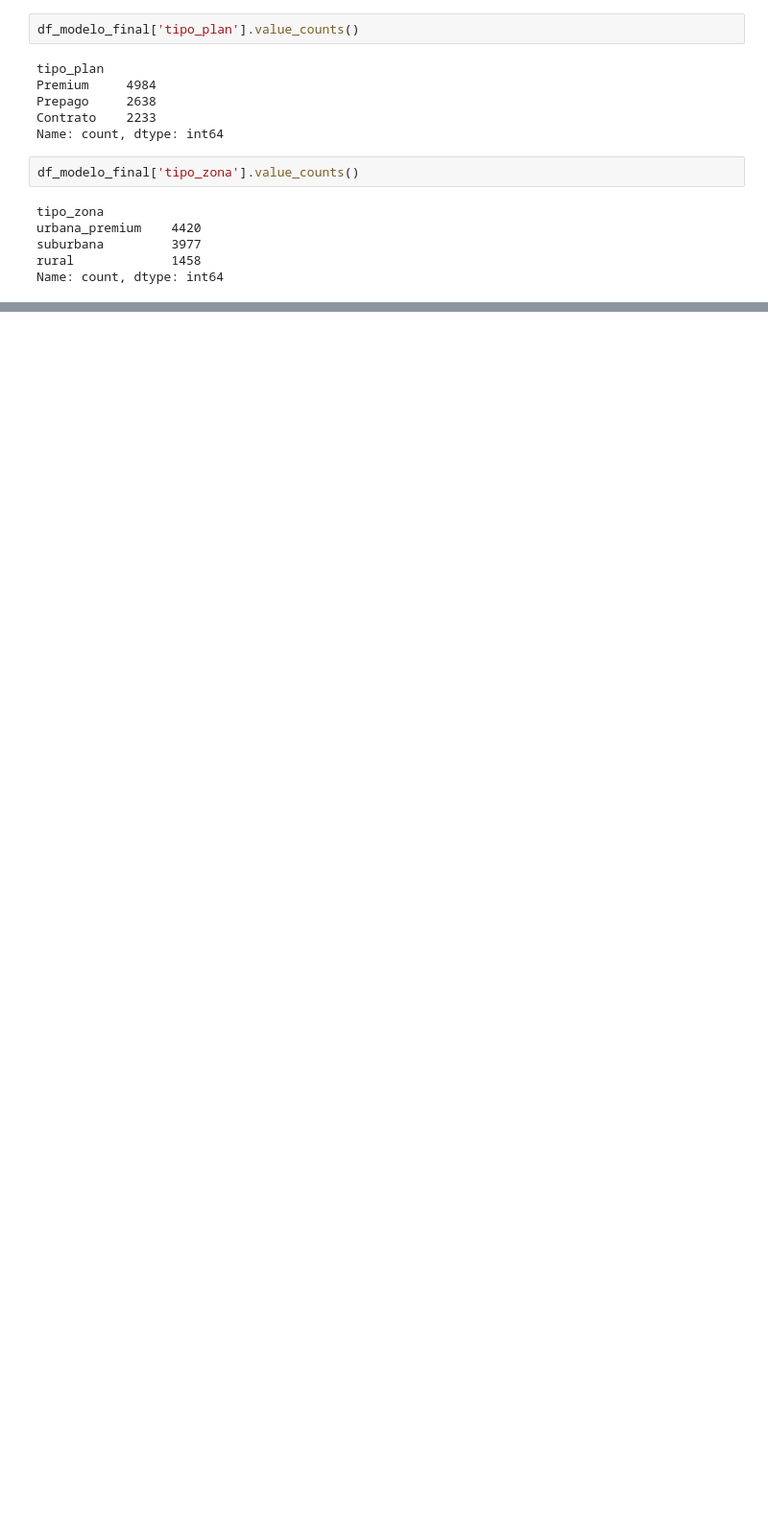
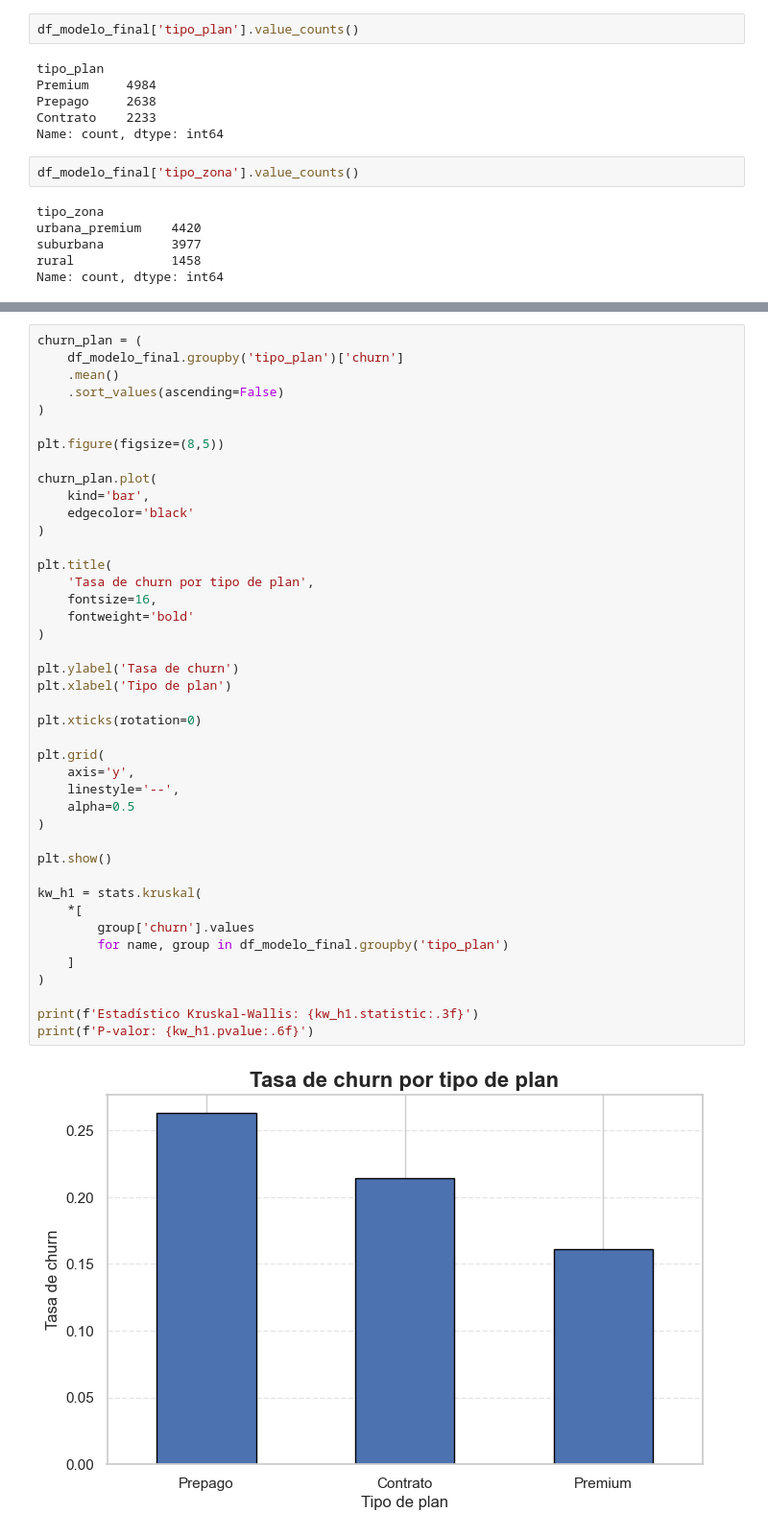
Before and after one commit to ancarmar03-create/UCV-Churn, a Jupyter notebook: notebooks/modelo1.ipynb, the cells around one changed output, grey strips where cells are left out. Shown at 96% size. Drawn from its saved outputs; the diff is of its cells as text; blank space fills up the shorter version.

```diff
--- a/notebooks/modelo1.ipynb
+++ b/notebooks/modelo1.ipynb
@@ -559,0 +608,44 @@ En este caso no eliminamos los outliers ya que pueden ser de clientes que lleven
+# %%
+churn_plan = (
+    df_modelo_final.groupby('tipo_plan')['churn']
+    .mean()
+    .sort_values(ascending=False)
+)
+
+plt.figure(figsize=(8,5))
+
+churn_plan.plot(
+    kind='bar',
+    edgecolor='black'
+)
+
+plt.title(
+    'Tasa de churn por tipo de plan',
+    fontsize=16,
+    fontweight='bold'
+)
+
+plt.ylabel('Tasa de churn')
+plt.xlabel('Tipo de plan')
+
+plt.xticks(rotation=0)
+
+plt.grid(
+    axis='y',
+    linestyle='--',
+    alpha=0.5
+)
+
+plt.show()
+
+kw_h1 = stats.kruskal(
+    *[
+        group['churn'].values
+        for name, group in df_modelo_final.groupby('tipo_plan')
+    ]
+)
+
+print(f'Estadístico Kruskal-Wallis: {kw_h1.statistic:.3f}')
+print(f'P-valor: {kw_h1.pvalue:.6f}')
+# %% [output]
+[figure, added]
```
Also changed, not shown: parts of 22 cells of this notebook.
